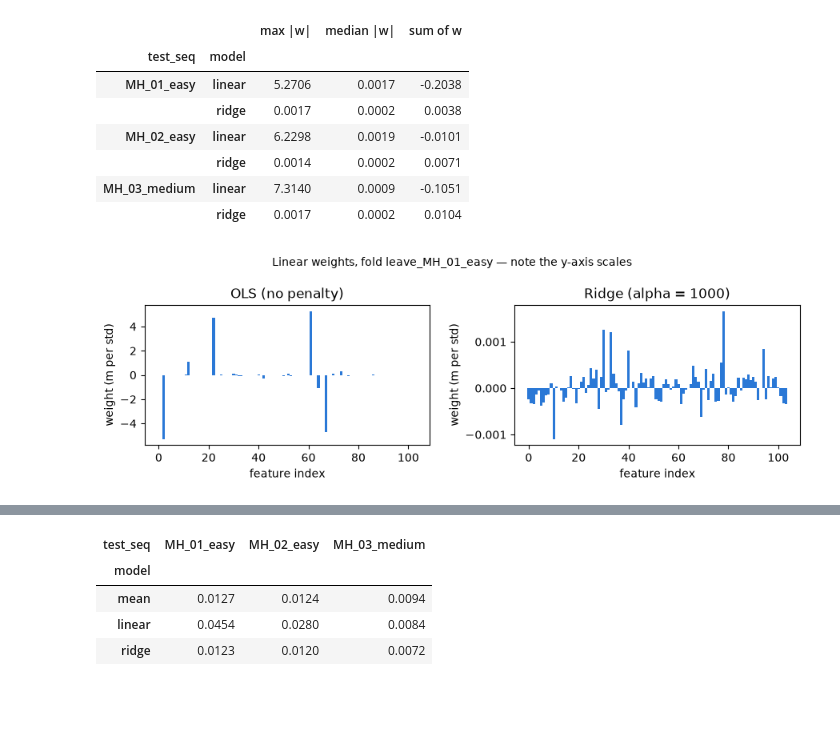
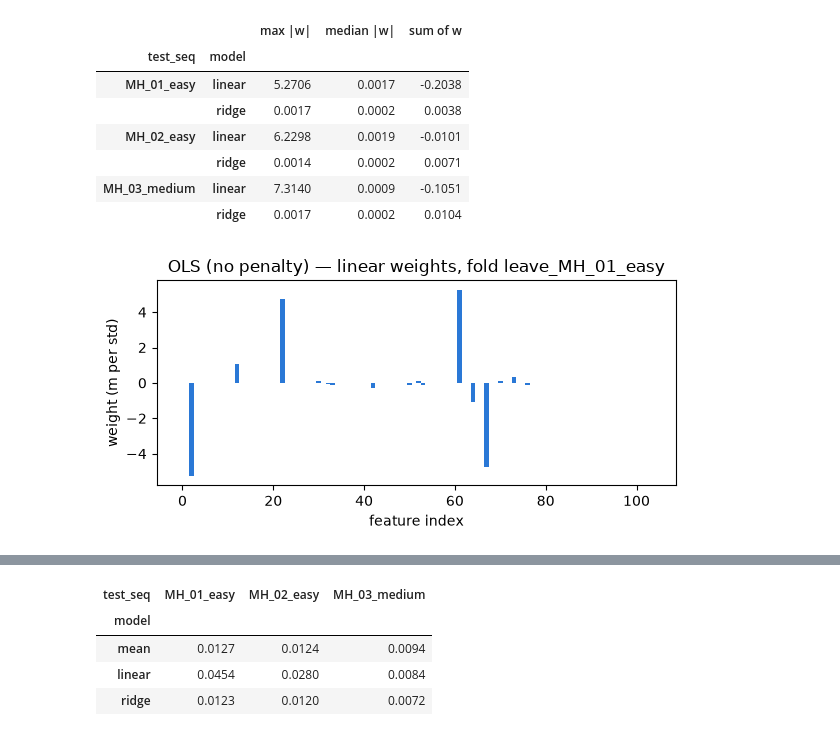
Before and after one commit to Dadi-Dinesh/Drift-Sense, a Jupyter notebook: notebooks/05_ml_models.ipynb, the cells around one changed output, grey strips where cells are left out. Drawn from its saved outputs; the diff is of its cells as text; code cells hidden in the pictures; blank space fills up the shorter version.

Commit message:
Split multi-panel notebook plots into one plot per figure.
Notebook 05's OLS/Ridge weights chart and notebook 06's tuned-vs-loose
chart are now separate single-plot figures, one per cell.

```diff
--- a/notebooks/05_ml_models.ipynb
+++ b/notebooks/05_ml_models.ipynb
@@ -244,15 +244,13 @@ weights.style.format("{:.4f}")
 |  | ridge | 0.0014 | 0.0002 | 0.0071 |
 | MH_03_medium | linear | 7.3140 | 0.0009 | -0.1051 |
 |  | ridge | 0.0017 | 0.0002 | 0.0104 |
-# %%
-fold = folds[0]
-w_ols = saved(fold.fold_id, "linear")[-1].coef_
-w_ridge = saved(fold.fold_id, "ridge")[-1].coef_
-fig, axes = plt.subplots(1, 2, figsize=(9, 3))
-for ax, w, title in [(axes[0], w_ols, "OLS (no penalty)"), (axes[1], w_ridge, "Ridge (alpha = 1000)")]:
-    ax.bar(range(len(w)), w, width=1.0, color="#2a78d6")
-    ax.set_title(title); ax.set_xlabel("feature index"); ax.set_ylabel("weight (m per std)")
-fig.suptitle(f"Linear weights, fold {fold.fold_id} — note the y-axis scales", fontsize=10)
-fig.tight_layout(); plt.show()
-# %% [output]
-[figure, removed]
+# %%
+fold = folds[0]
+w = saved(fold.fold_id, "linear")[-1].coef_
+fig, ax = plt.subplots(figsize=(6, 3))
+ax.bar(range(len(w)), w, width=1.0, color="#2a78d6")
+ax.set_xlabel("feature index"); ax.set_ylabel("weight (m per std)")
+ax.set_title(f"OLS (no penalty) — linear weights, fold {fold.fold_id}")
+fig.tight_layout(); plt.show()
+# %% [output]
+[figure, added]
```
Also changed, not shown: parts of 1 cell of this notebook, 1 other file.
